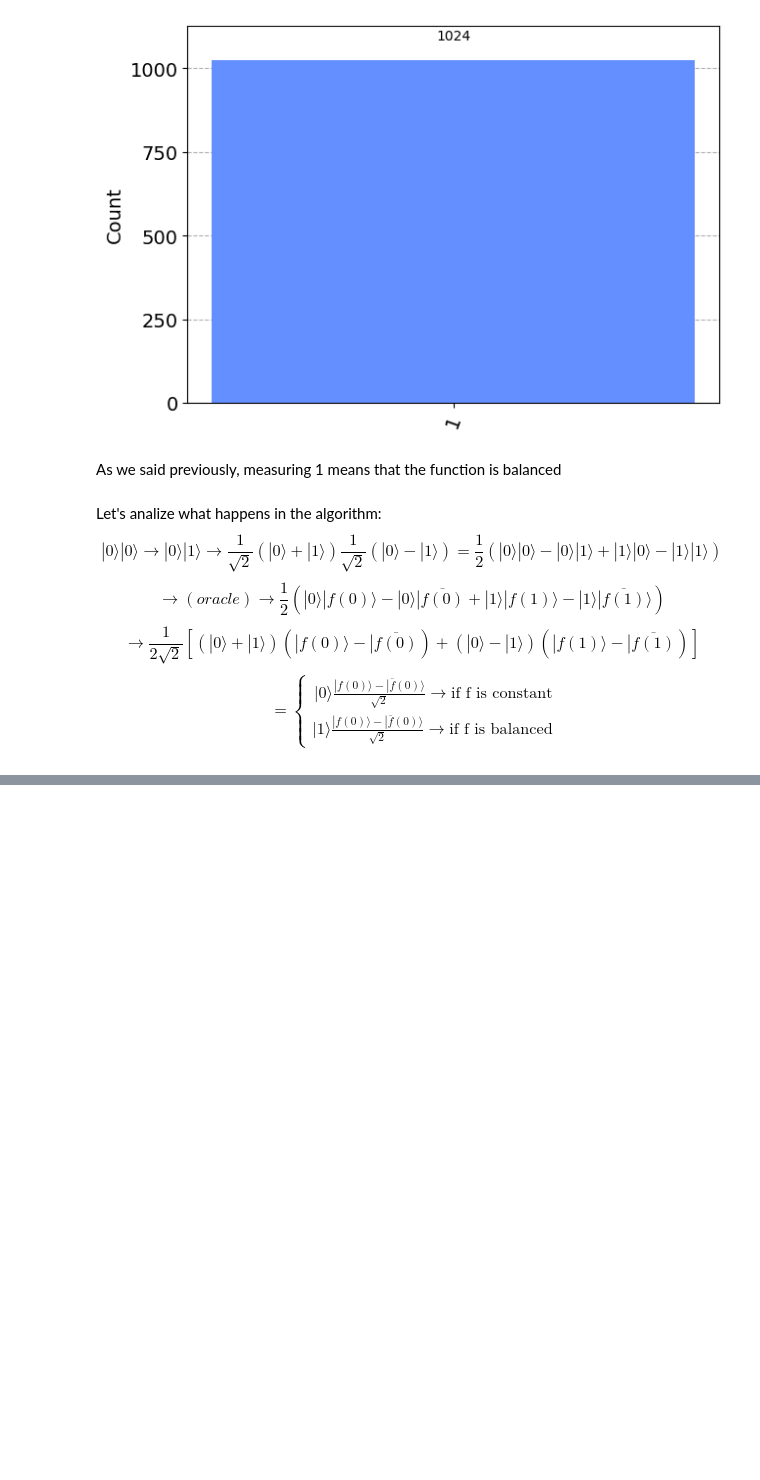
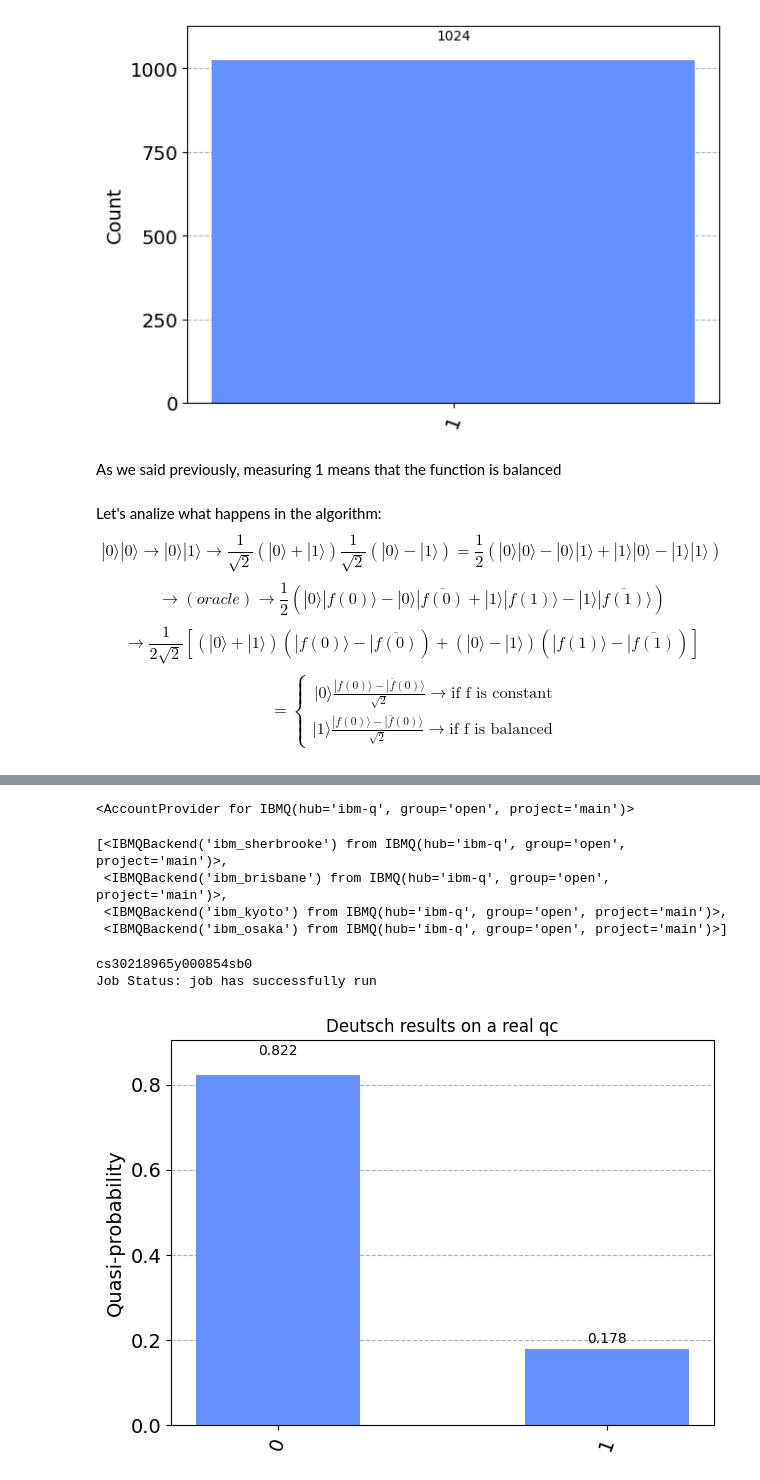
Before and after one commit to EdoardoZappia/Qiskit-Primitive, a Jupyter notebook: Deutsch_algorithm.ipynb, the cells around one changed output, grey strips where cells are left out. Cells and saved outputs as stored; diff of their text form; code cells hidden in the pictures; blank space fills up the shorter version.

```diff
--- a/Deutsch_algorithm.ipynb
+++ b/Deutsch_algorithm.ipynb
@@ -233,0 +280,30 @@ $$
+# %%
+IBMQ.save_account("Enter your API token", overwrite=True) #Enter your token
+IBMQ.load_account()
+# qiskit-ibmq-provider has been deprecated.
+# Please see the Migration Guides in https://ibm.biz/provider_migration_guide for more detail.
+# %% [output]
+<AccountProvider for IBMQ(hub='ibm-q', group='open', project='main')>
+# %%
+# Run the program on a real quantum computer
+provider = IBMQ.get_provider(hub = 'ibm-q')
+
+provider.backends()
+# %% [output]
+[<IBMQBackend('ibm_sherbrooke') from IBMQ(hub='ibm-q', group='open', project='main')>,
+ <IBMQBackend('ibm_brisbane') from IBMQ(hub='ibm-q', group='open', project='main')>,
+ <IBMQBackend('ibm_kyoto') from IBMQ(hub='ibm-q', group='open', project='main')>,
+ <IBMQBackend('ibm_osaka') from IBMQ(hub='ibm-q', group='open', project='main')>]
+# %%
+device = provider.get_backend('ibm_kyoto')
+job_const = execute(circuit_const_0,backend = device,shots = 1024)
+print(job_const.job_id())
+job_monitor(job_const)
+device_result_const = job_const.result()
+# %% [output]
+cs30218965y000854sb0
+Job Status: job has successfully run
+# %%
+plot_distribution(device_result_const.get_counts(circuit_const_0),title='Deutsch results on a real qc')
+# %% [output]
+[figure, added]
```
Also changed, not shown: parts of 7 cells of this notebook.
